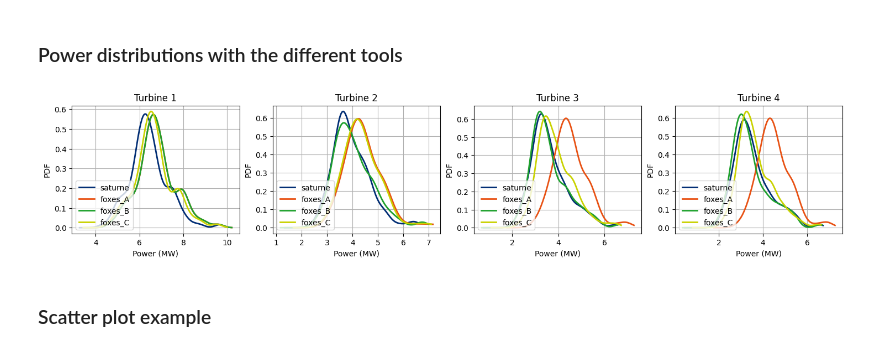
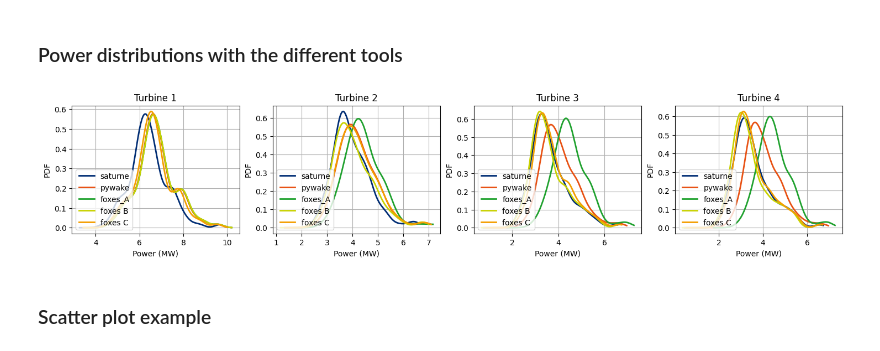
Before and after one commit to bjarketol/WIFA, a Jupyter notebook: vnv/uq_validation/foxes_test_power.ipynb, the cells around one changed output. Saved outputs shown, nothing was run; the diff lists cells and outputs as text; code cells hidden in the pictures.

```diff
--- a/vnv/uq_validation/foxes_test_power.ipynb
+++ b/vnv/uq_validation/foxes_test_power.ipynb
@@ -130,37 +130,37 @@ for j in range(number_of_turbines):
     #plot and compare empirical distributions
     code_saturne_power_KDE.append(kernel.build(code_saturne_power_sample))
     pywake_power_KDE.append(kernel.build(pywake_power_sample))
     foxes_power_KDE_A.append(kernel.build(foxes_power_sample_A))
     foxes_power_KDE_B.append(kernel.build(foxes_power_sample_B))
     foxes_power_KDE_C.append(kernel.build(foxes_power_sample_C))
     #wayves_power_KDE.append(kernel.build(wayves_power_sample))
 
     #
     power_graphs.append(code_saturne_power_KDE[j].drawPDF())
-    #power_graphs[j].add(pywake_power_KDE[j].drawPDF())
+    power_graphs[j].add(pywake_power_KDE[j].drawPDF())
     power_graphs[j].add(foxes_power_KDE_A[j].drawPDF())
     power_graphs[j].add(foxes_power_KDE_B[j].drawPDF())
     power_graphs[j].add(foxes_power_KDE_C[j].drawPDF())
     #power_graphs[j].add(wayves_power_KDE[j].drawPDF())
     #
     power_graphs[j].setColors(colors)
     power_graphs[j].setXTitle("Power (MW)")
     power_graphs[j].setYTitle("PDF")
     power_graphs[j].setTitle("")
 
-    power_graphs[j].setLegends(["saturne", "foxes_A", "foxes_B", "foxes_C"])
-    #power_graphs[j].setLegends(["saturne", "pywake", "foxes_A", "foxes B", "foxes C"])#, "wayves"])
+    #power_graphs[j].setLegends(["saturne", "foxes_A", "foxes_B", "foxes_C"])
+    power_graphs[j].setLegends(["saturne", "pywake", "foxes_A", "foxes B", "foxes C"])#, "wayves"])
 
 fig = plt.figure(figsize=(18, 3))
 axs = []
 for j in range(number_of_turbines):
     axs.append(fig.add_subplot(1, number_of_turbines, j+1))
     axs[j].set_title("Turbine "+str(j+1))
     _ = viewer.View(power_graphs[j], figure=fig, axes=[axs[j]])
     axs[j].legend(loc='lower left', ncol=1)
 plt.show()
 # %% [output]
-[figure, old version]
+[figure, new version]
 # %% [markdown]
 ### Scatter plot example
 # %%
```
Also changed, not shown: 2 other files.
